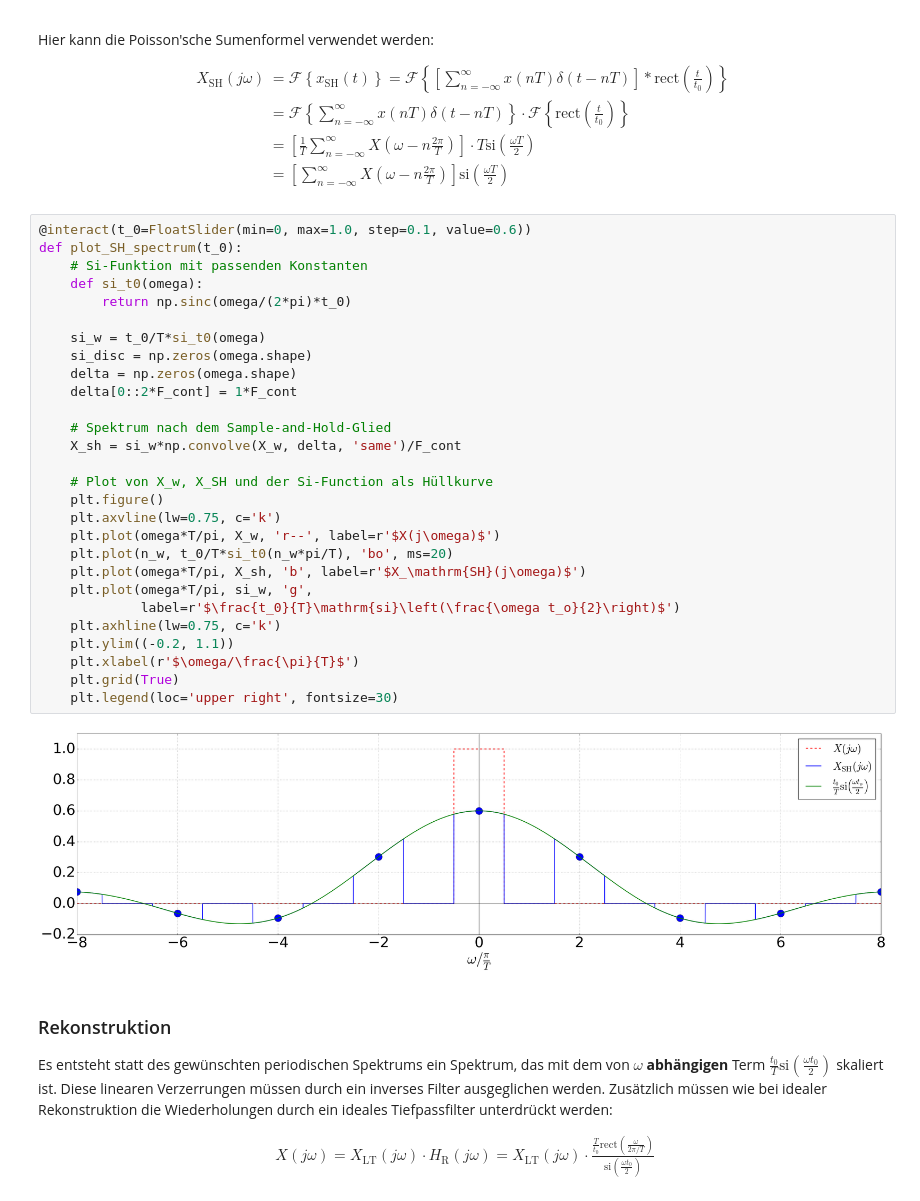
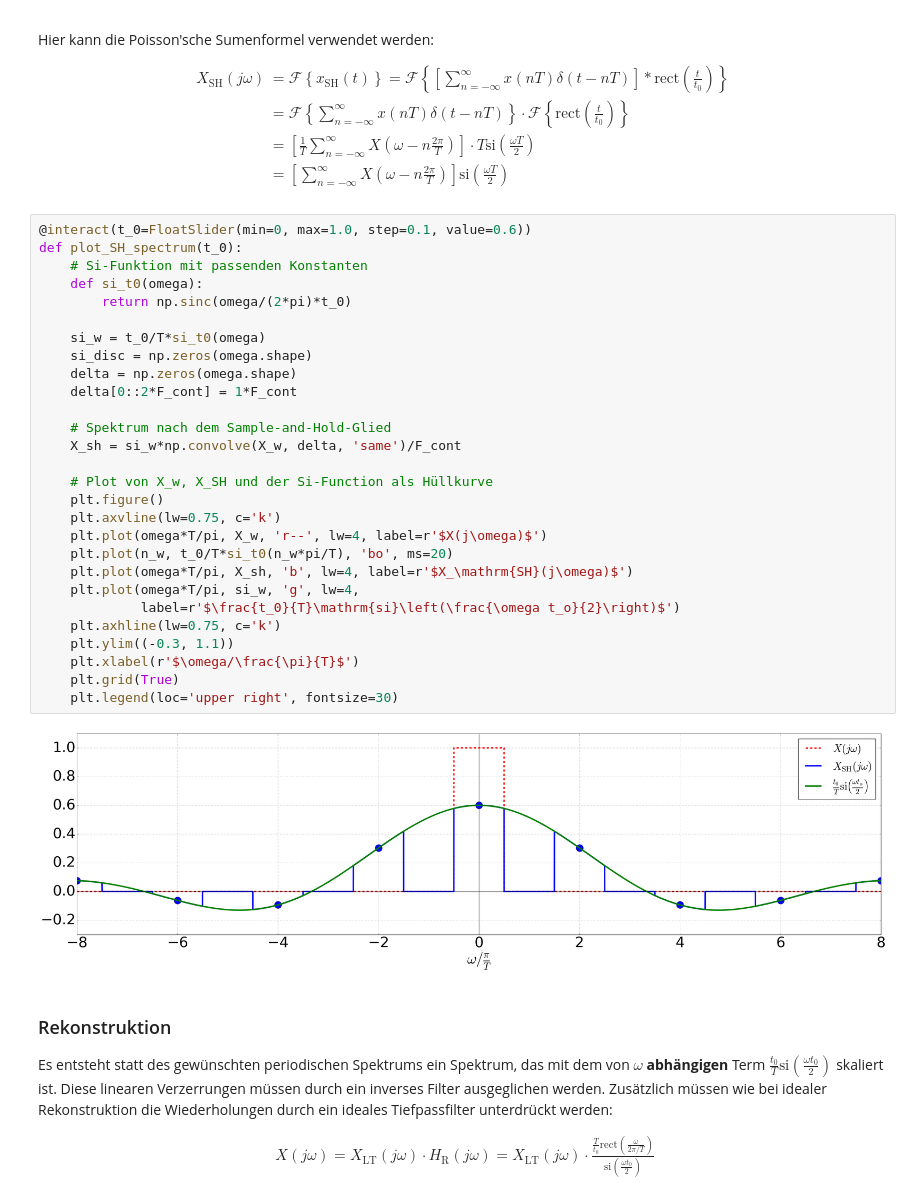
Before and after one commit to fgnt/nachrichtentechnik, a Jupyter notebook: notebooks/Uebungen/A5_Faltungsalgebra_Zeitvariante_Systeme.ipynb, the cells around one changed output. Cells and saved outputs as stored; diff of their text form.

```diff
--- a/notebooks/Uebungen/A5_Faltungsalgebra_Zeitvariante_Systeme.ipynb
+++ b/notebooks/Uebungen/A5_Faltungsalgebra_Zeitvariante_Systeme.ipynb
@@ -282,33 +283,33 @@ Hier kann die Poisson'sche Sumenformel verwendet werden:
 # %%
 @interact(t_0=FloatSlider(min=0, max=1.0, step=0.1, value=0.6))
 def plot_SH_spectrum(t_0):
     # Si-Funktion mit passenden Konstanten
     def si_t0(omega):
         return np.sinc(omega/(2*pi)*t_0)
 
     si_w = t_0/T*si_t0(omega)
     si_disc = np.zeros(omega.shape)
     delta = np.zeros(omega.shape)
     delta[0::2*F_cont] = 1*F_cont
 
     # Spektrum nach dem Sample-and-Hold-Glied
     X_sh = si_w*np.convolve(X_w, delta, 'same')/F_cont
 
     # Plot von X_w, X_SH und der Si-Function als Hüllkurve
     plt.figure()
     plt.axvline(lw=0.75, c='k')
-    plt.plot(omega*T/pi, X_w, 'r--', label=r'$X(j\omega)$')
+    plt.plot(omega*T/pi, X_w, 'r--', lw=4, label=r'$X(j\omega)$')
     plt.plot(n_w, t_0/T*si_t0(n_w*pi/T), 'bo', ms=20)
-    plt.plot(omega*T/pi, X_sh, 'b', label=r'$X_\mathrm{SH}(j\omega)$')
-    plt.plot(omega*T/pi, si_w, 'g',
+    plt.plot(omega*T/pi, X_sh, 'b', lw=4, label=r'$X_\mathrm{SH}(j\omega)$')
+    plt.plot(omega*T/pi, si_w, 'g', lw=4,
              label=r'$\frac{t_0}{T}\mathrm{si}\left(\frac{\omega t_o}{2}\right)$')
     plt.axhline(lw=0.75, c='k')
-    plt.ylim((-0.2, 1.1))
+    plt.ylim((-0.3, 1.1))
     plt.xlabel(r'$\omega/\frac{\pi}{T}$')
     plt.grid(True)
     plt.legend(loc='upper right', fontsize=30)
 # %% [output]
-[figure, old version]
+[figure, new version]
 # %% [markdown]
 ### Rekonstruktion
 Es entsteht statt des gewünschten periodischen Spektrums ein Spektrum, das mit dem von $\omega$ **abhängigen** Term $\frac{t_0}{T} \mathrm{si}\left(\frac{\omega t_0}{2}\right)$ skaliert ist. Diese linearen Verzerrungen müssen durch ein inverses Filter ausgeglichen werden. Zusätzlich müssen wie bei idealer Rekonstruktion die Wiederholungen durch ein ideales Tiefpassfilter unterdrückt werden:
```
Also changed, not shown: parts of 10 cells of this notebook.
